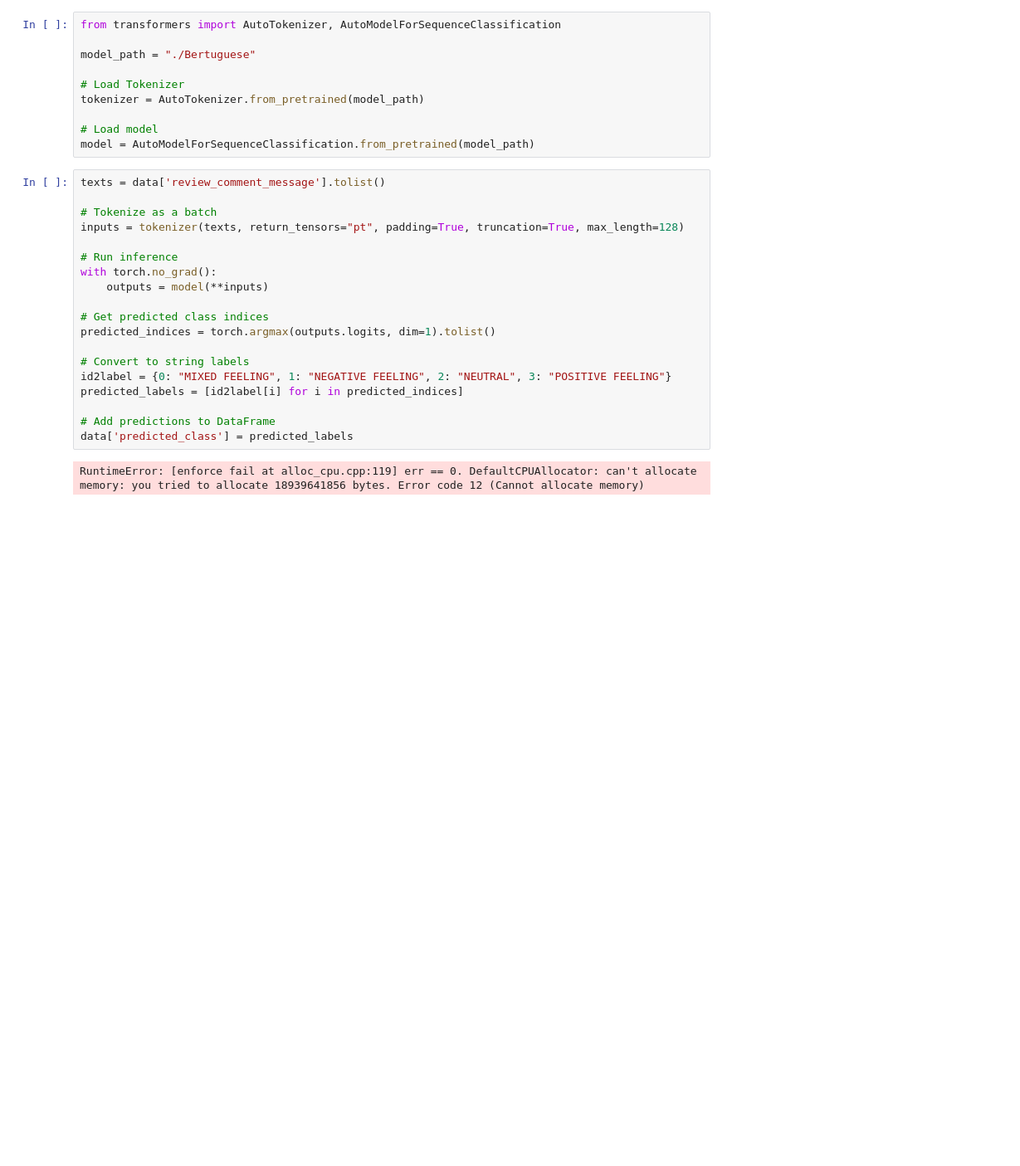
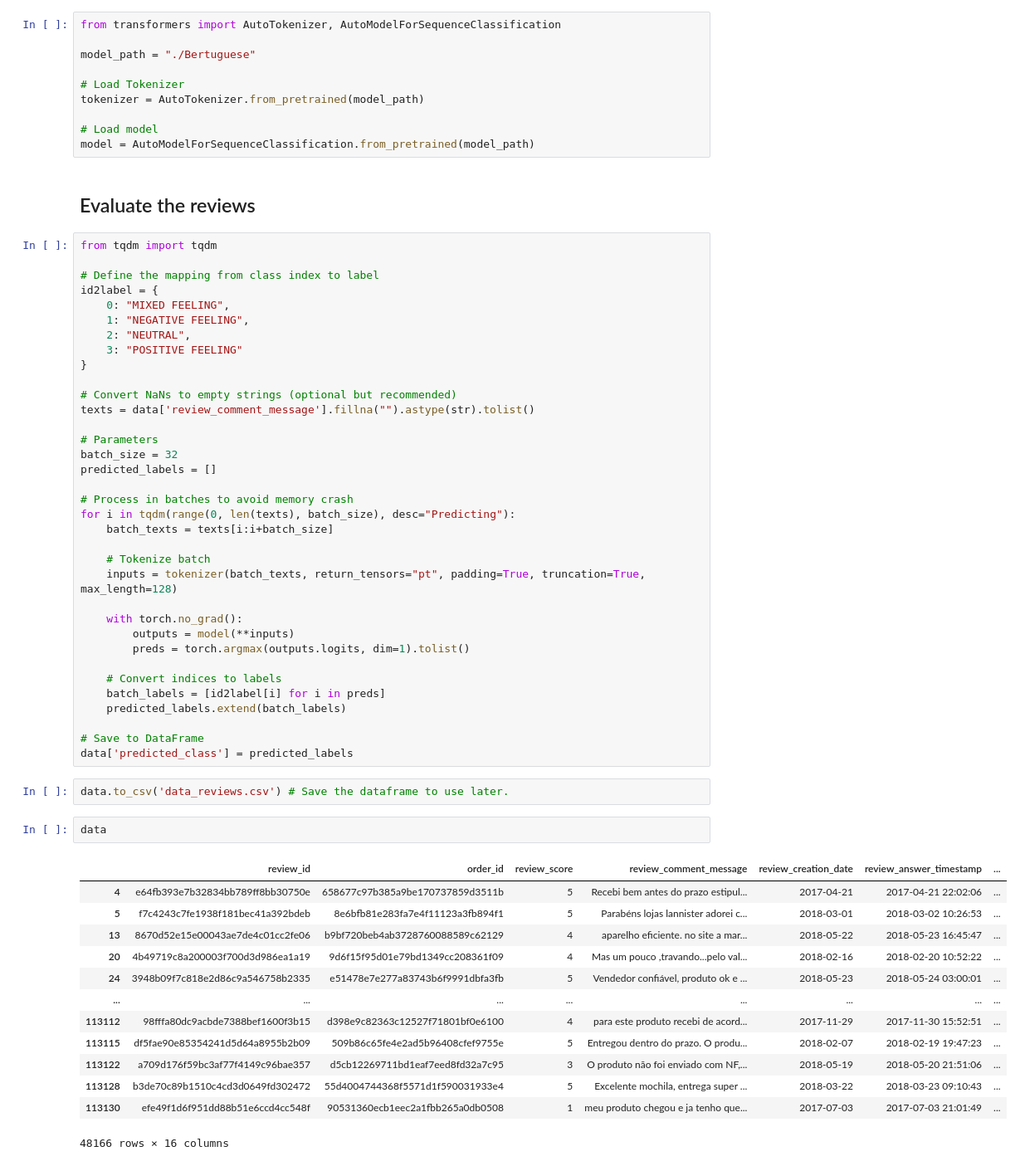
Before and after one commit to Romaric1209/Olist, a Jupyter notebook: Reviews Sentiment Analysis.ipynb, the cells around one changed output. Shown: that part at 83% size. Saved outputs shown, nothing was run; the diff lists cells and outputs as text; blank space fills up the shorter version.

```diff
--- a/Reviews Sentiment Analysis.ipynb
+++ b/Reviews Sentiment Analysis.ipynb
@@ -307,24 +346,58 @@ tokenizer = AutoTokenizer.from_pretrained(model_path)
 
 # Load model
 model = AutoModelForSequenceClassification.from_pretrained(model_path)
+# %% [markdown]
+## Evaluate the reviews
 # %%
-texts = data['review_comment_message'].tolist()
+from tqdm import tqdm
 
-# Tokenize as a batch
-inputs = tokenizer(texts, return_tensors="pt", padding=True, truncation=True, max_length=128)
+# Define the mapping from class index to label
+id2label = {
+    0: "MIXED FEELING",
+    1: "NEGATIVE FEELING",
+    2: "NEUTRAL",
+    3: "POSITIVE FEELING"
+}
 
-# Run inference
-with torch.no_grad():
-    outputs = model(**inputs)
+# Convert NaNs to empty strings (optional but recommended)
+texts = data['review_comment_message'].fillna("").astype(str).tolist()
 
-# Get predicted class indices
-predicted_indices = torch.argmax(outputs.logits, dim=1).tolist()
+# Parameters
+batch_size = 32
+predicted_labels = []
 
-# Convert to string labels
-id2label = {0: "MIXED FEELING", 1: "NEGATIVE FEELING", 2: "NEUTRAL", 3: "POSITIVE FEELING"}
-predicted_labels = [id2label[i] for i in predicted_indices]
+# Process in batches to avoid memory crash
+for i in tqdm(range(0, len(texts), batch_size), desc="Predicting"):
+    batch_texts = texts[i:i+batch_size]
 
-# Add predictions to DataFrame
+    # Tokenize batch
+    inputs = tokenizer(batch_texts, return_tensors="pt", padding=True, truncation=True, max_length=128)
+
+    with torch.no_grad():
+        outputs = model(**inputs)
+        preds = torch.argmax(outputs.logits, dim=1).tolist()
+
+    # Convert indices to labels
+    batch_labels = [id2label[i] for i in preds]
+    predicted_labels.extend(batch_labels)
+
+# Save to DataFrame
 data['predicted_class'] = predicted_labels
-# %% [output]
-RuntimeError: [enforce fail at alloc_cpu.cpp:119] err == 0. DefaultCPUAllocator: can't allocate memory: you tried to allocate 18939641856 bytes. Error code 12 (Cannot allocate memory)
+# %%
+data.to_csv('data_reviews.csv') # Save the dataframe to use later.
+# %%
+data
+# %% [output]
+|  | review_id | order_id | review_score | review_comment_message | review_creation_date | review_answer_timestamp | ... |
+| 4 | e64fb393e7b32834bb789ff8bb30750e | 658677c97b385a9be170737859d3511b | 5 | Recebi bem antes do prazo estipul... | 2017-04-21 | 2017-04-21 22:02:06 | ... |
+| 5 | f7c4243c7fe1938f181bec41a392bdeb | 8e6bfb81e283fa7e4f11123a3fb894f1 | 5 | Parabéns lojas lannister adorei c... | 2018-03-01 | 2018-03-02 10:26:53 | ... |
+| 13 | 8670d52e15e00043ae7de4c01cc2fe06 | b9bf720beb4ab3728760088589c62129 | 4 | aparelho eficiente. no site a mar... | 2018-05-22 | 2018-05-23 16:45:47 | ... |
+| 20 | 4b49719c8a200003f700d3d986ea1a19 | 9d6f15f95d01e79bd1349cc208361f09 | 4 | Mas um pouco ,travando...pelo val... | 2018-02-16 | 2018-02-20 10:52:22 | ... |
+| 24 | 3948b09f7c818e2d86c9a546758b2335 | e51478e7e277a83743b6f9991dbfa3fb | 5 | Vendedor confiável, produto ok e ... | 2018-05-23 | 2018-05-24 03:00:01 | ... |
+| ... | ... | ... | ... | ... | ... | ... | ... |
+| 113112 | 98fffa80dc9acbde7388bef1600f3b15 | d398e9c82363c12527f71801bf0e6100 | 4 | para este produto recebi de acord... | 2017-11-29 | 2017-11-30 15:52:51 | ... |
+| 113115 | df5fae90e85354241d5d64a8955b2b09 | 509b86c65fe4e2ad5b96408cfef9755e | 5 | Entregou dentro do prazo. O produ... | 2018-02-07 | 2018-02-19 19:47:23 | ... |
+| 113122 | a709d176f59bc3af77f4149c96bae357 | d5cb12269711bd1eaf7eed8fd32a7c95 | 3 | O produto não foi enviado com NF,... | 2018-05-19 | 2018-05-20 21:51:06 | ... |
+| 113128 | b3de70c89b1510c4cd3d0649fd302472 | 55d4004744368f5571d1f590031933e4 | 5 | Excelente mochila, entrega super ... | 2018-03-22 | 2018-03-23 09:10:43 | ... |
+| 113130 | efe49f1d6f951dd88b51e6ccd4cc548f | 90531360ecb1eec2a1fbb265a0db0508 | 1 | meu produto chegou e ja tenho que... | 2017-07-03 | 2017-07-03 21:01:49 | ... |
+48166 rows × 16 columns
```
Also changed, not shown: parts of 15 cells of this notebook.
